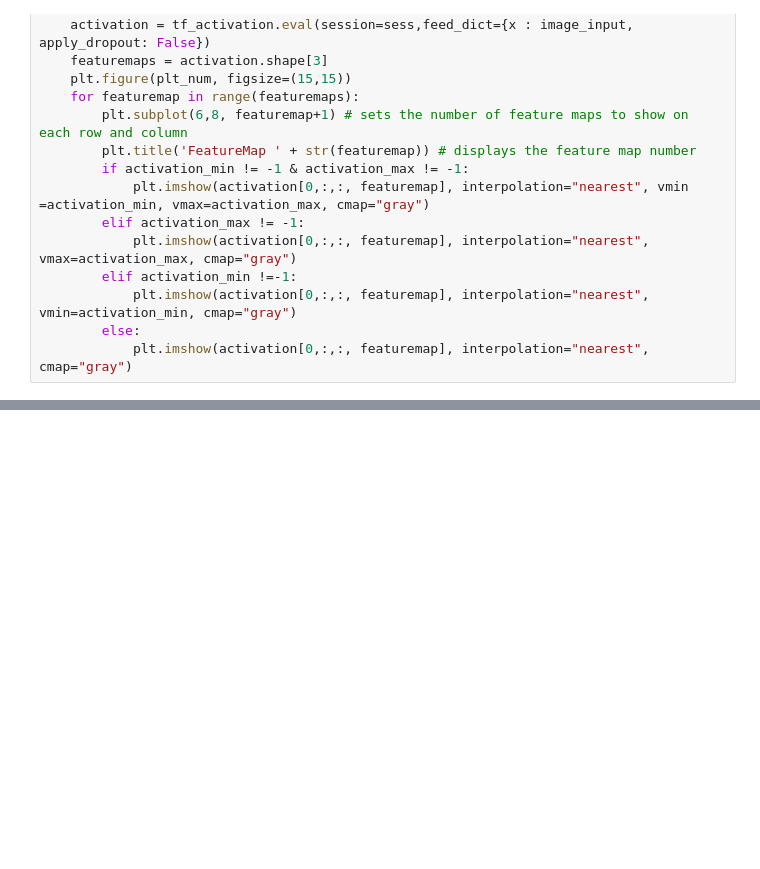
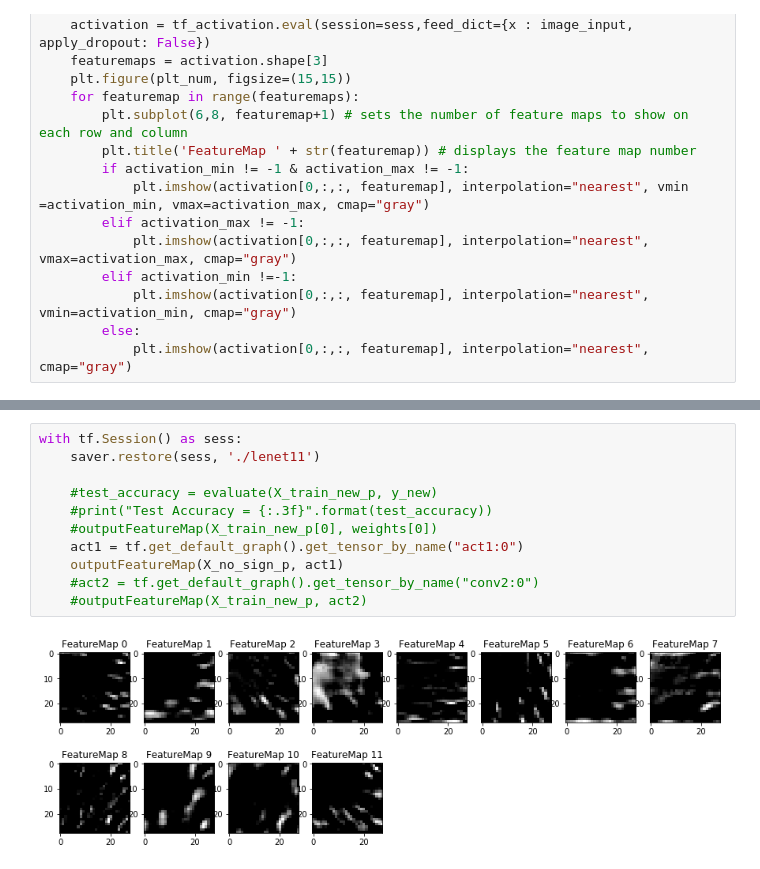
Before and after one commit to coderzbx/CarND-Traffic-Sign-Classifier-Project, a Jupyter notebook: Traffic_Sign_Classifier.ipynb, the cells around one changed output, grey strips where cells are left out. Drawn from its saved outputs; the diff is of its cells as text; blank space fills up the shorter version.

```diff
--- a/Traffic_Sign_Classifier.ipynb
+++ b/Traffic_Sign_Classifier.ipynb
@@ -1118,0 +1066,13 @@ Once you have completed the code implementation, document your results in a proj
+# %%
+with tf.Session() as sess:
+    saver.restore(sess, './lenet11')
+
+    #test_accuracy = evaluate(X_train_new_p, y_new)
+    #print("Test Accuracy = {:.3f}".format(test_accuracy))
+    #outputFeatureMap(X_train_new_p[0], weights[0])
+    act1 = tf.get_default_graph().get_tensor_by_name("act1:0")
+    outputFeatureMap(X_no_sign_p, act1)
+    #act2 = tf.get_default_graph().get_tensor_by_name("conv2:0")
+    #outputFeatureMap(X_train_new_p, act2)
+# %% [output]
+[figure, added]
```
Also changed, not shown: parts of 28 cells of this notebook, 18 other files.
